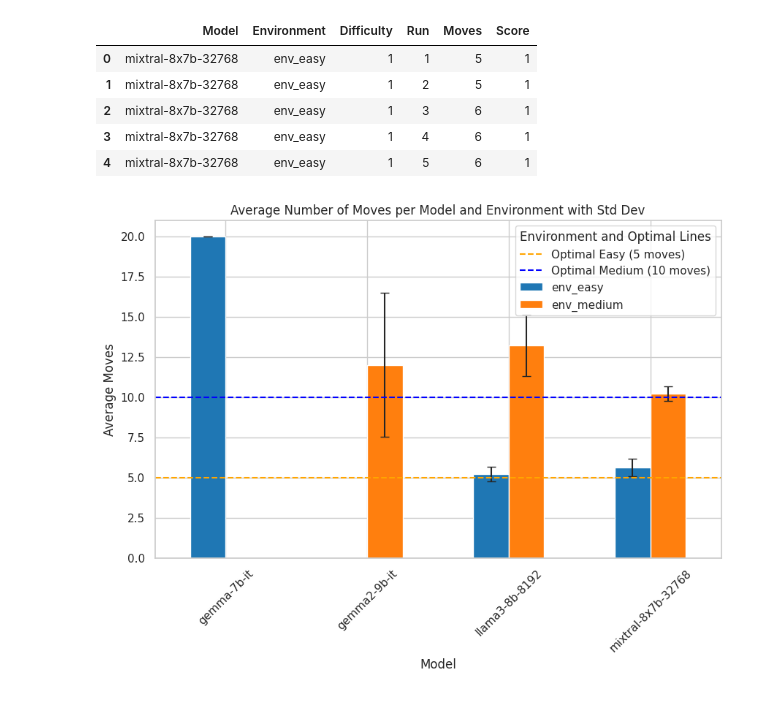
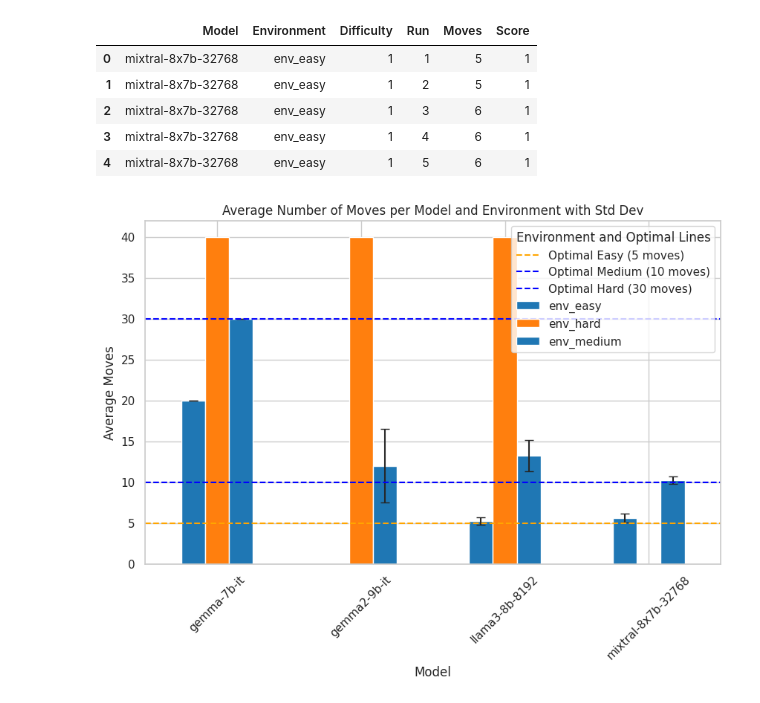
Before and after one commit to jasonjabbour/llm-task-planning, a Jupyter notebook: plot_data.ipynb, the cells around one changed output. Saved outputs shown, nothing was run; the diff lists cells and outputs as text; code cells hidden in the pictures.

```diff
--- a/plot_data.ipynb
+++ b/plot_data.ipynb
@@ -18,29 +18,31 @@ df.head()
 # %%
 # Calculate mean and standard deviation
 grouped = df.groupby(['Model', 'Environment'])['Moves']
 avg_moves = grouped.mean().unstack()
 std_moves = grouped.std().unstack()
 
 # Plotting
 fig, ax = plt.subplots(figsize=(10, 6))
 avg_moves.plot(kind='bar', yerr=std_moves, ax=ax, capsize=4, color=['#1f77b4', '#ff7f0e'])
 
 # Add horizontal lines for optimal quest lengths
 optimal_easy = 5
 optimal_medium = 10
+optimal_hard = 30
 plt.axhline(y=optimal_easy, color='orange', linestyle='--', label='Optimal Easy (5 moves)')
 plt.axhline(y=optimal_medium, color='blue', linestyle='--', label='Optimal Medium (10 moves)')
+plt.axhline(y=optimal_hard, color='', linestyle='--', label='Optimal Hard (30 moves)')
 
 # Additional plot settings
 plt.title('Average Number of Moves per Model and Environment with Std Dev')
 plt.ylabel('Average Moves')
 plt.xlabel('Model')
 plt.xticks(rotation=45)
 plt.legend(title='Environment and Optimal Lines')
 
 plt.show()
 # %% [output]
-[figure, old version]
+[figure, new version]
 # %%
 # Plot 2: Success Rate
 # First, calculate success rate as the mean of the Score column
```
Also changed, not shown: parts of 1 cell of this notebook, 2 other files.
